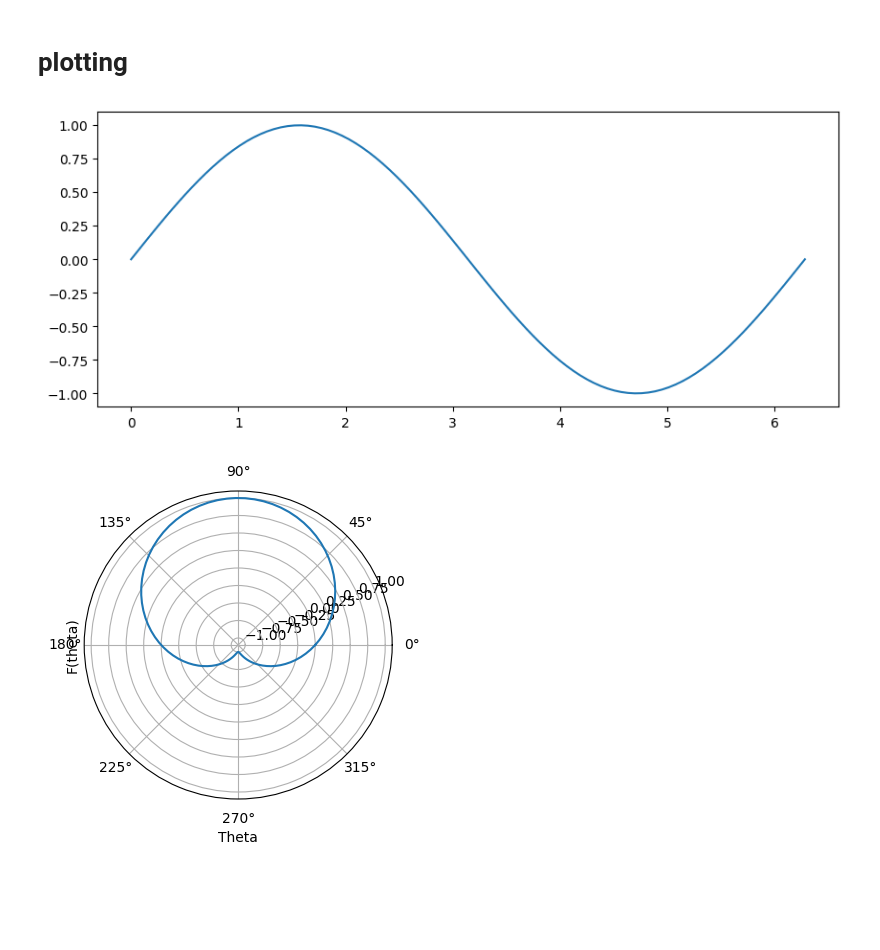
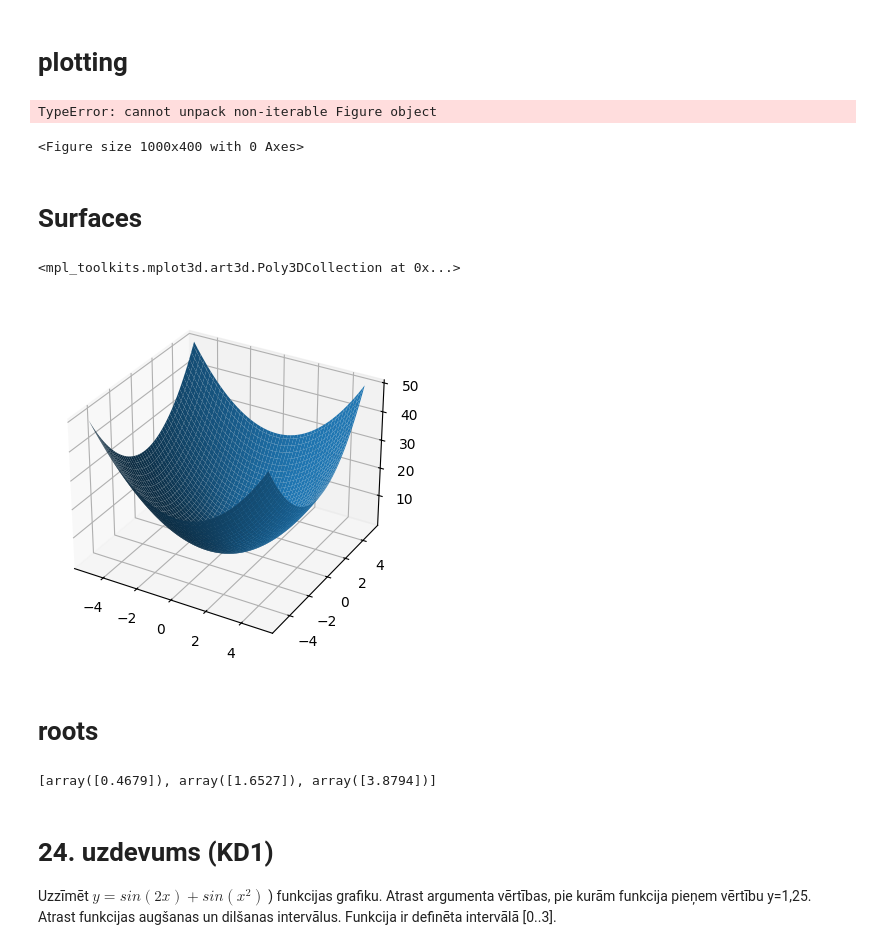
Before and after one commit to DaniielZ/datormaciba, a Jupyter notebook: 09092024_pirma.ipynb, the cells around one changed output. Cells and saved outputs as stored; diff of their text form; code cells hidden in the pictures; blank space fills up the shorter version.

```diff
--- a/09092024_pirma.ipynb
+++ b/09092024_pirma.ipynb
@@ -8,14 +8,65 @@ import scipy.integrate
 # %%
 x = np.linspace(0,np.pi*2, 100)
 y = np.sin(x)
+z = np.cos(x)
+fig,ax = plt.figure(1,figsize=(10,4))
+plt.plot(x,y)
+plt.figure(2,figsize=(15,10))
+plt.polar(x,y)
+plt.polar(x,z,"")
+plt.xlabel("Theta",loc='left')
+plt.ylabel("F(theta)")
+plt.legend()
 
-plt.figure(1,figsize=(10,4))
-plt.plot(x,y)
-plt.figure(2,figsize=(10,4))
-plt.polar(x,y)
-plt.xlabel("Theta")
-plt.ylabel("F(theta)")
 plt.show()
 # %% [output]
-[figure, removed]
-[figure, removed]
+TypeError: cannot unpack non-iterable Figure object
+<Figure size 1000x400 with 0 Axes>
+# %% [markdown]
+# Surfaces
+# %%
+#still need to understand meshgrid
+x = np.linspace(-5,5,100)
+y = np.linspace(-5,5,100)
+
+xy, yx = np.meshgrid(x,y)
+
+z = xy**2 + yx**2
+
+
+
+fig = plt.figure(3, figsize=(10,5))
+ax = fig.add_subplot(1, 2, 1, projection='3d')
+
+ax.plot_surface(xy,yx,z)
+
+np.min(z)
+# %% [output]
+<mpl_toolkits.mplot3d.art3d.Poly3DCollection at 0x...>
+[figure, added]
+# %% [markdown]
+# roots
+# %%
+import scipy.optimize as opt
+
+def function(x):
+  return x**3-6*x**2+9*x-3
+
+x = np.linspace(-10,10,10)
+roots = []
+for i in x:
+  result = opt.fsolve(function,i)
+  result = np.round(result,4)
+  if result not in roots:
+    roots.append(result)
+
+print(roots)
+# %% [output]
+[array([0.4679]), array([1.6527]), array([3.8794])]
+# %% [markdown]
+# 24. uzdevums (KD1)
+
+Uzzīmēt $y=sin(2x)+sin(x^2)$
+) funkcijas grafiku. Atrast argumenta vērtības, pie kurām
+funkcija pieņem vērtību y=1,25. Atrast funkcijas augšanas un dilšanas intervālus.
+Funkcija ir definēta intervālā [0..3].
```
Also changed, not shown: parts of 1 cell of this notebook, 1 other file.
